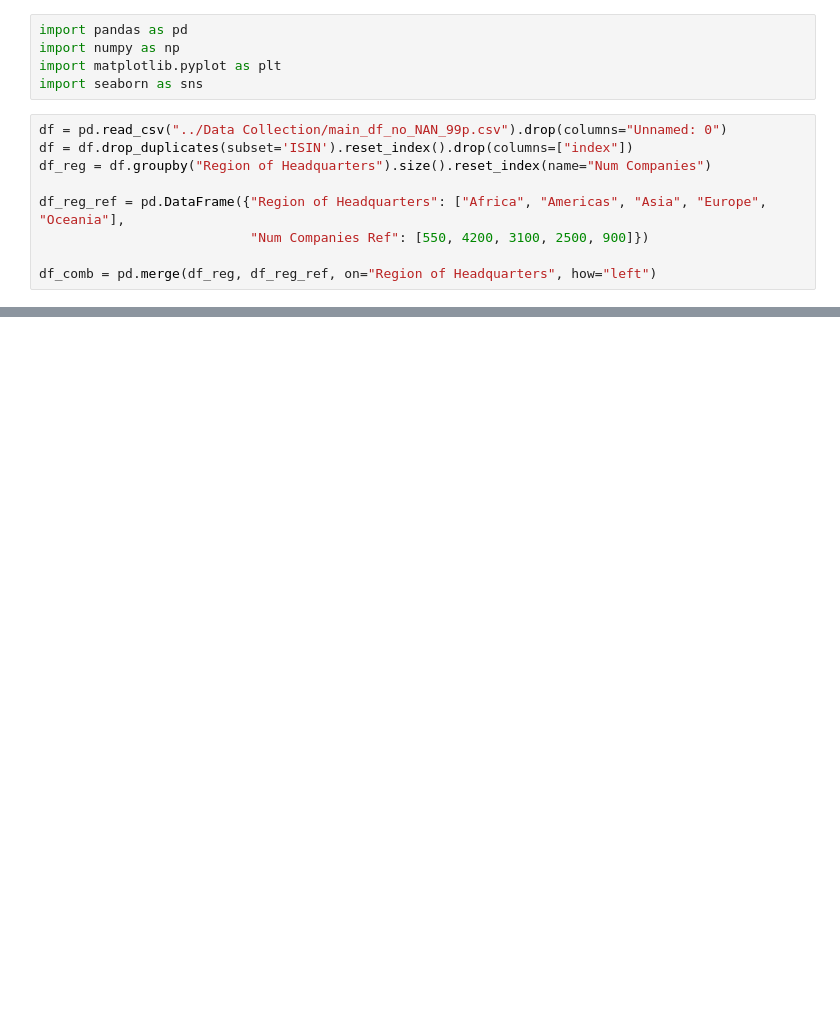
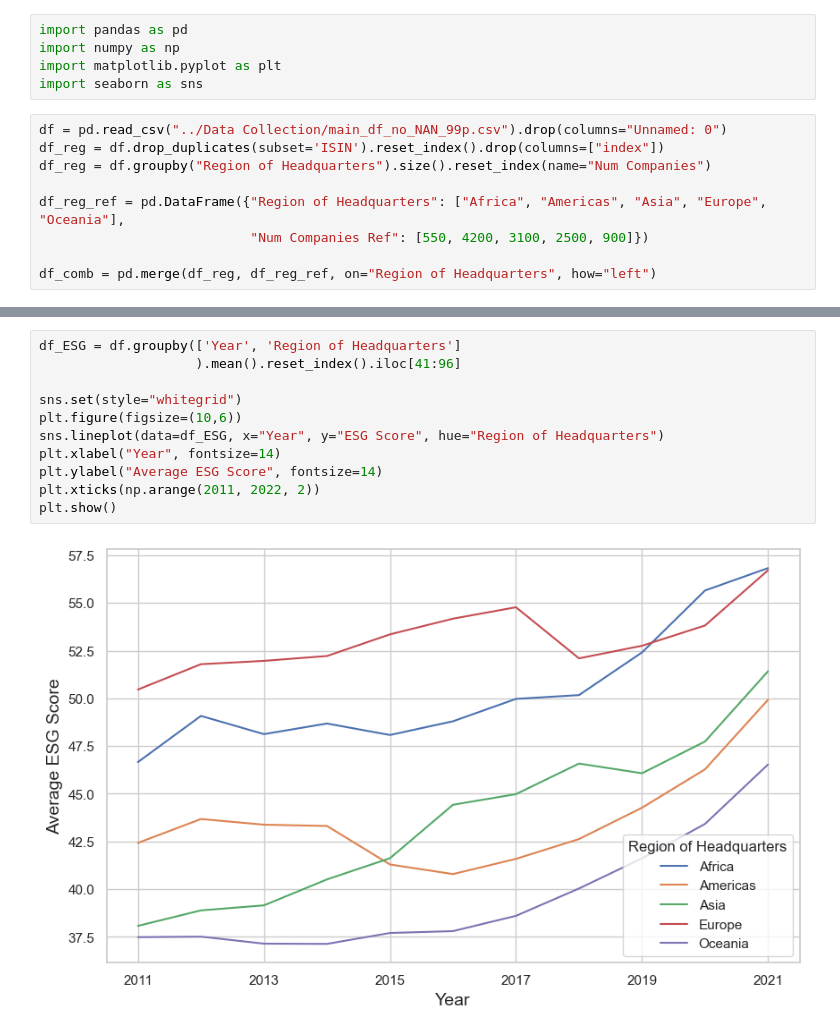
Before and after one commit to nilsmart96/ESG-and-Financial-Performance, a Jupyter notebook: Individual Analysis/data_validation_NM.ipynb, the cells around one changed output, grey strips where cells are left out. Drawn from its saved outputs; the diff is of its cells as text; blank space fills up the shorter version.

Commit message:
Added historical development of ESG Scores

```diff
--- a/Individual Analysis/data_validation_NM.ipynb
+++ b/Individual Analysis/data_validation_NM.ipynb
@@ -5,7 +5,7 @@ import matplotlib.pyplot as plt
 import seaborn as sns
 # %%
 df = pd.read_csv("../Data Collection/main_df_no_NAN_99p.csv").drop(columns="Unnamed: 0")
-df = df.drop_duplicates(subset='ISIN').reset_index().drop(columns=["index"])
+df_reg = df.drop_duplicates(subset='ISIN').reset_index().drop(columns=["index"])
 df_reg = df.groupby("Region of Headquarters").size().reset_index(name="Num Companies")
 
 df_reg_ref = pd.DataFrame({"Region of Headquarters": ["Africa", "Americas", "Asia", "Europe", "Oceania"],
@@ -38,0 +30,13 @@ plt.show()
+# %%
+df_ESG = df.groupby(['Year', 'Region of Headquarters']
+                    ).mean().reset_index().iloc[41:96]
+
+sns.set(style="whitegrid")
+plt.figure(figsize=(10,6))
+sns.lineplot(data=df_ESG, x="Year", y="ESG Score", hue="Region of Headquarters")
+plt.xlabel("Year", fontsize=14)
+plt.ylabel("Average ESG Score", fontsize=14)
+plt.xticks(np.arange(2011, 2022, 2))
+plt.show()
+# %% [output]
+[figure, added]
```
Also changed, not shown: parts of 2 cells of this notebook.
